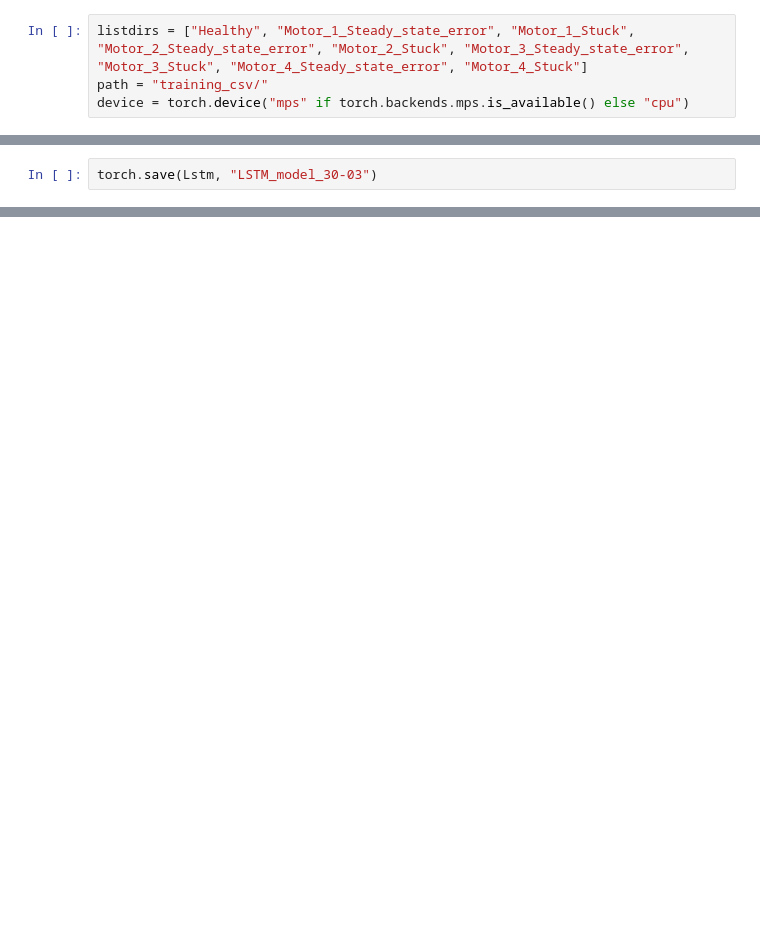
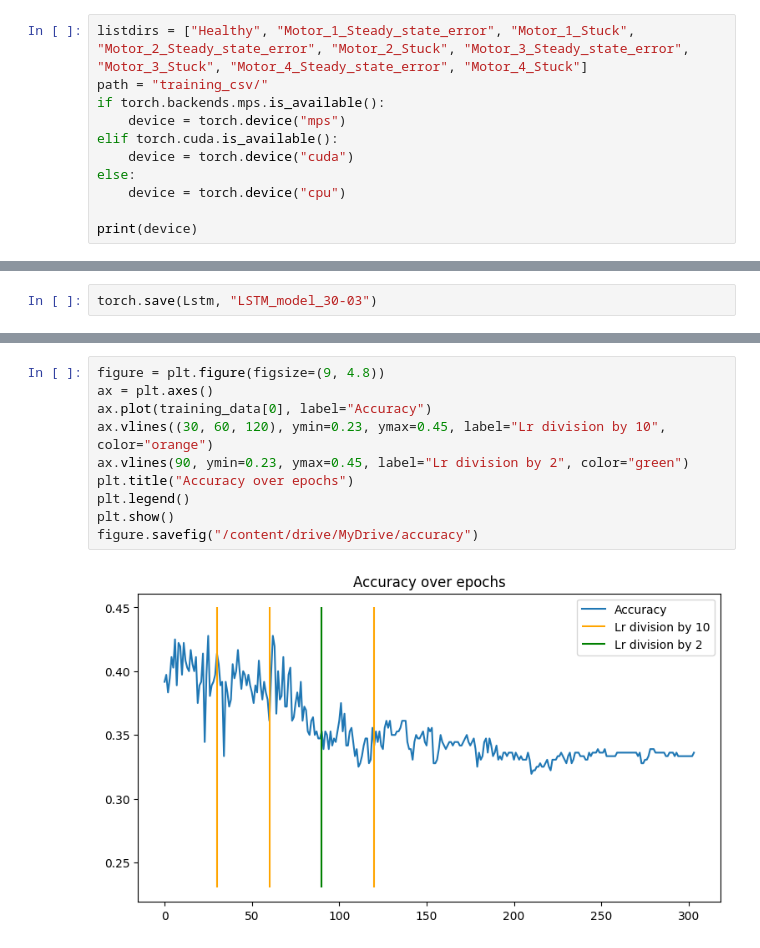
Before and after one commit to amstal/Fault-Diagnosis-Project, a Jupyter notebook: LSTM/LSTM_network.ipynb, the cells around one changed output, grey strips where cells are left out. Saved outputs shown, nothing was run; the diff lists cells and outputs as text; blank space fills up the shorter version.

```diff
--- a/LSTM/LSTM_network.ipynb
+++ b/LSTM/LSTM_network.ipynb
@@ -8,4 +17,11 @@ import pandas as pd
 # %%
 listdirs = ["Healthy", "Motor_1_Steady_state_error", "Motor_1_Stuck", "Motor_2_Steady_state_error", "Motor_2_Stuck", "Motor_3_Steady_state_error", "Motor_3_Stuck", "Motor_4_Steady_state_error", "Motor_4_Stuck"]
 path = "training_csv/"
-device = torch.device("mps" if torch.backends.mps.is_available() else "cpu")
+if torch.backends.mps.is_available():
+    device = torch.device("mps")
+elif torch.cuda.is_available():
+    device = torch.device("cuda")
+else:
+    device = torch.device("cpu")
+
+print(device)
@@ -163,0 +217,12 @@ plt.matshow(results)
+# %%
+figure = plt.figure(figsize=(9, 4.8))
+ax = plt.axes()
+ax.plot(training_data[0], label="Accuracy")
+ax.vlines((30, 60, 120), ymin=0.23, ymax=0.45, label="Lr division by 10", color="orange")
+ax.vlines(90, ymin=0.23, ymax=0.45, label="Lr division by 2", color="green")
+plt.title("Accuracy over epochs")
+plt.legend()
+plt.show()
+figure.savefig("/content/drive/MyDrive/accuracy")
+# %% [output]
+[figure, added]
```
Also changed, not shown: parts of 12 cells of this notebook.
